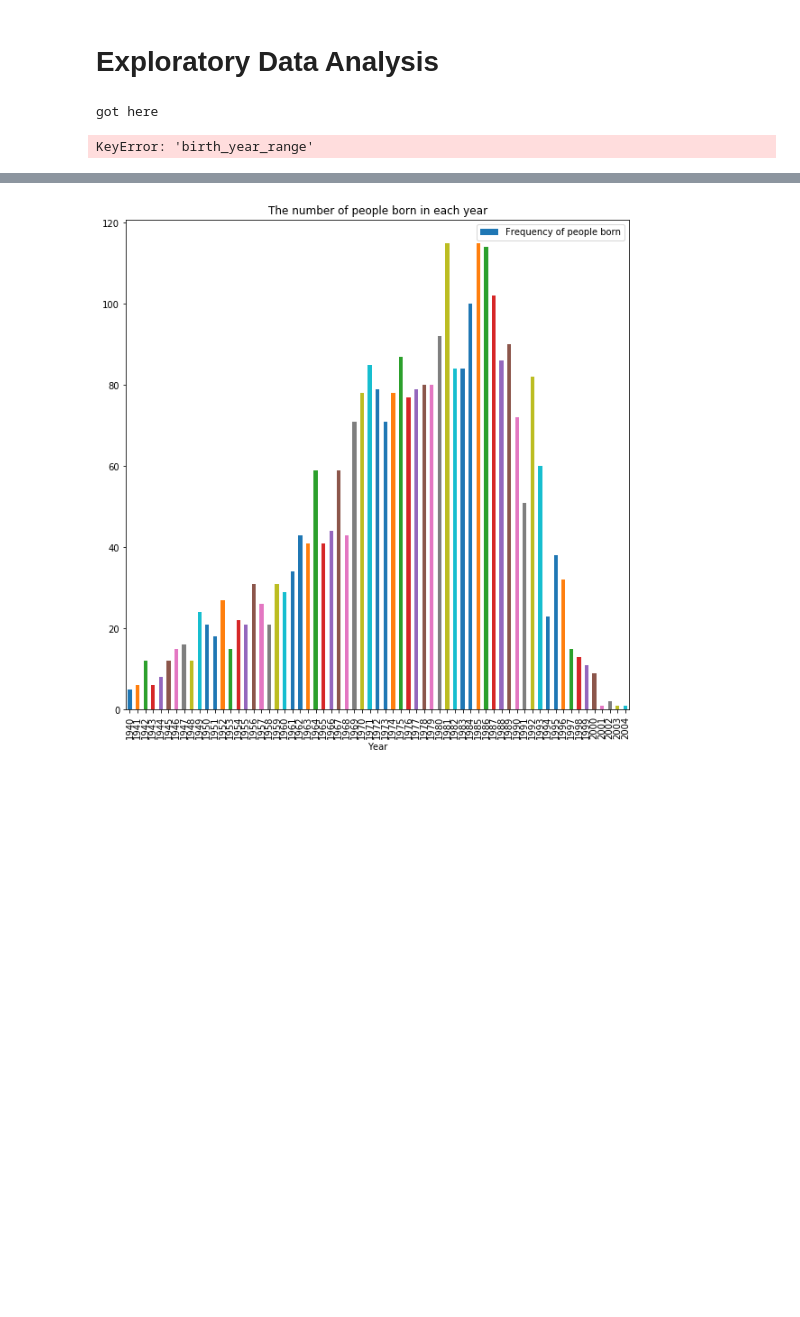
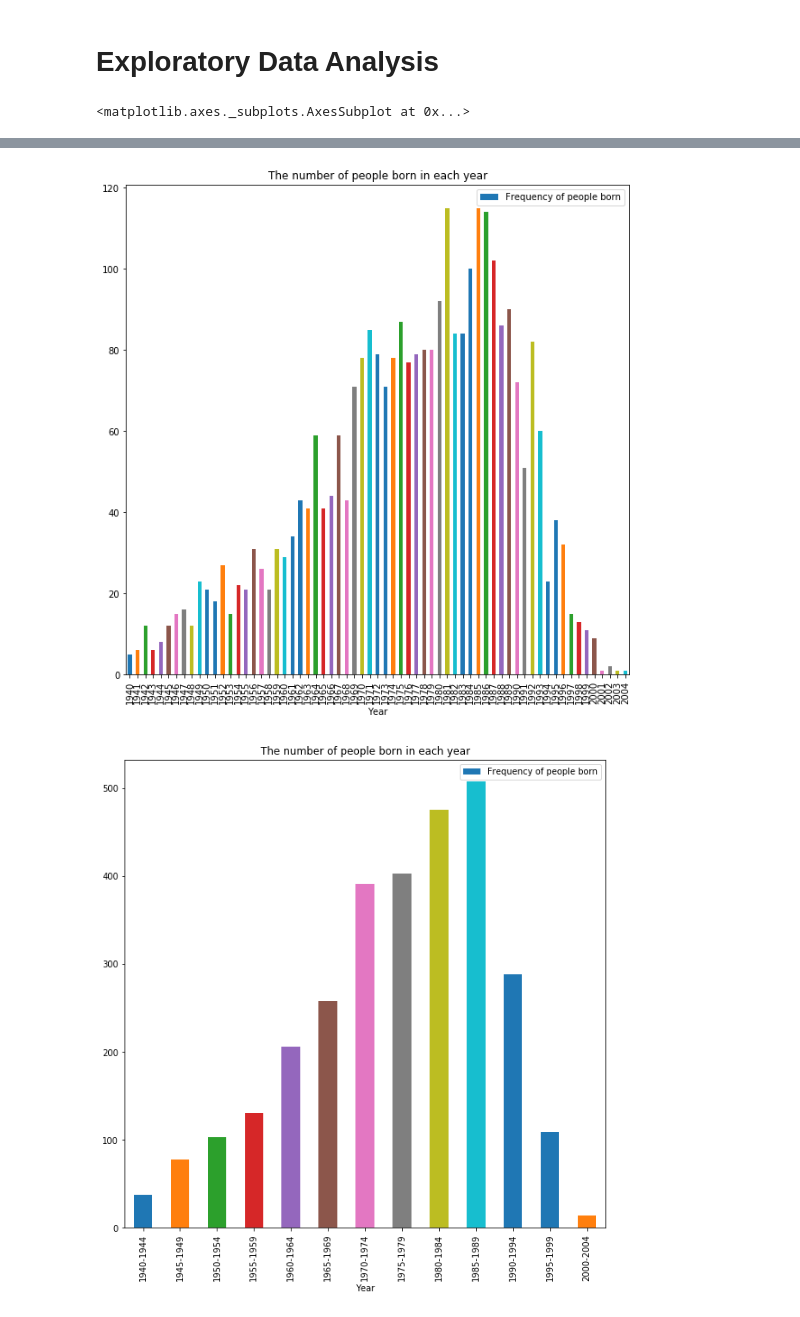
Before and after one commit to JayanMistry/AppliedDataMining, a Jupyter notebook: FinalProject/PredictingAgeAndGender.ipynb, the cells around one changed output, grey strips where cells are left out. Saved outputs shown, nothing was run; the diff lists cells and outputs as text; code cells hidden in the pictures; blank space fills up the shorter version.

```diff
--- a/FinalProject/PredictingAgeAndGender.ipynb
+++ b/FinalProject/PredictingAgeAndGender.ipynb
@@ -85,7 +85,6 @@ def getCelebData():
     data = []
     with jsonlines.open(path) as reader:
         for obj in reader:
-            obj['test']='lol'
             data.append(obj)
             if len(data) >2999:
                 break;
@@ -93,10 +92,11 @@ def getCelebData():
     labels = []
     with jsonlines.open(path2) as reader:
         for obj in reader:
-            for d in data:
-                if d['id'] == obj['id']:
-                    d['gender'] = obj['gender']
-                    d['birthyear'] = obj['birthyear']
+            if obj['gender']!='nonbinary':
+                for d in data:
+                    if d['id'] == obj['id']:
+                        d['gender'] = obj['gender']
+                        d['birthyear'] = obj['birthyear']
     return data
 
 '''
@@ -152,40 +152,33 @@ CELEB FILE EXISTS
 # %% [markdown]
 # Exploratory Data Analysis
 # %%
-birthCorpus = copy.deepcopy(corpus)
-
-for doc in birthCorpus:
-    if doc.meta['birthyear'] != 'unknown':
-        birthYearRange = getYearRange(doc.meta['birthyear'])
-        doc.meta['birth_year_range'] = birthYearRange
-#############Eventually remove above after next data read (this will be done when data read in)
-print('got here')
-
+corpus = [d for d in corpus if d.meta['gender'] != 'nonbinary']
 #Get all the birth years and plot a histogram
 birth_year_y = [d.meta['birthyear'] for d in corpus]
 x = pd.Series(birth_year_y, name="Birth Year")
 sns.distplot(x)
 
 #Get a count of of the birth years and plot a bar chart
 df = pd.DataFrame.from_dict(Counter(birth_year_y), orient='index').reset_index()
 df.columns = ['Year','Frequency of people born']
 df = df.sort_values(by=['Year'])
 df.plot.bar(x='Year', y='Frequency of people born', rot=90,figsize=(10,10), title='The number of people born in each year')
 df
 
 #Get all the birth years and plot a histogram
-birth_year_range_y = [d.meta['birth_year_range'] for d in corpus]
-x = pd.Series(birth_year_range_y, name="Birth Year Range")
-sns.distplot(x)
+birth_year_y = [d.meta['birthyearrange'] for d in corpus]
+df = pd.DataFrame.from_dict(Counter(birth_year_y), orient='index').reset_index()
+df.columns = ['Year','Frequency of people born']
+df = df.sort_values(by=['Year'])
+df.plot.bar(x='Year', y='Frequency of people born', rot=90,figsize=(10,10), title='The number of people born in each year')
 
 #Get all the genders and plot a bar chart
 gender_y = [d.meta['gender'] for d in corpus]
-x = pd.Series(gender_y, name="Gender")
-sns.distplot(x)
-
-print('d')
+df = pd.DataFrame.from_dict(Counter(gender_y), orient='index').reset_index()
+df.columns = ['Gender','Frequency of Gender']
+df.plot.bar(x='Gender', y='Frequency of Gender', rot=90,figsize=(10,10), title='The number of people born in each year')
 # %% [output]
-got here
+<matplotlib.axes._subplots.AxesSubplot at 0x...>
-KeyError: 'birth_year_range'
 [figure]
 [figure]
+[figure, added]
```
Also changed, not shown: parts of 3 cells of this notebook.
